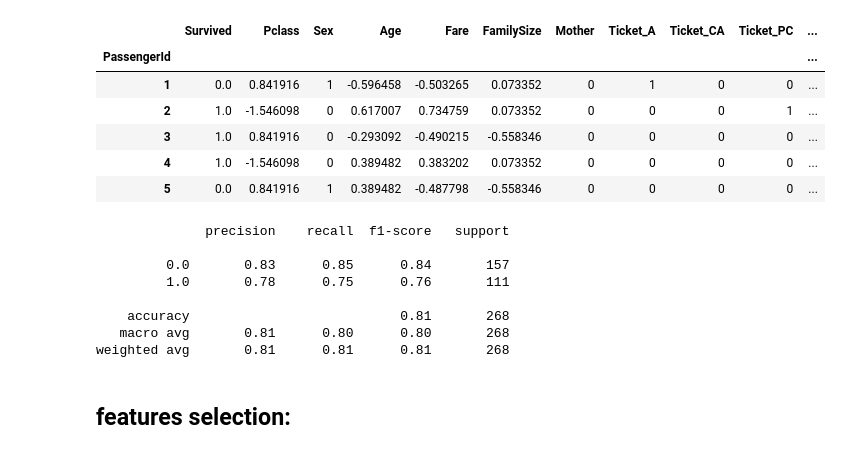
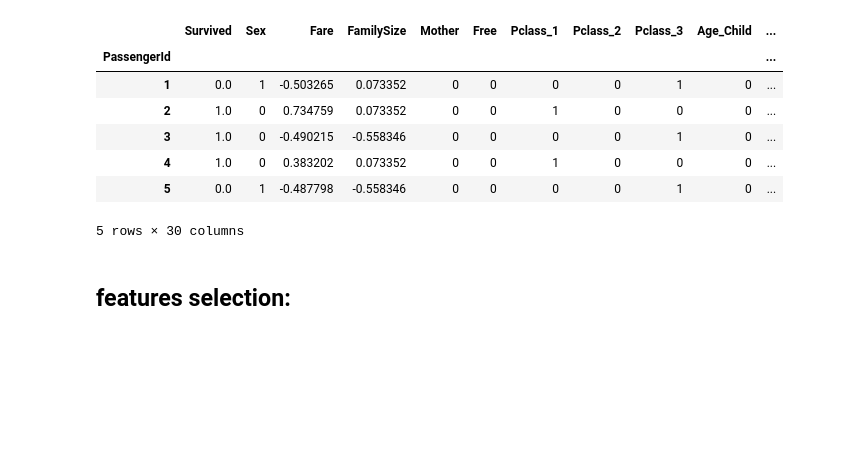
Before and after one commit to dmashchenko/titanic, a Jupyter notebook: titanic.ipynb, the cells around one changed output. Drawn from its saved outputs; the diff is of its cells as text; code cells hidden in the pictures; blank space fills up the shorter version.

```diff
--- a/titanic.ipynb
+++ b/titanic.ipynb
@@ -21,7 +27,10 @@ traindf = pd.read_csv('train.csv', usecols=columns).set_index('PassengerId',)
 testdf = pd.read_csv('test.csv', usecols=columns[1:]).set_index('PassengerId')
 df = pd.concat([traindf, testdf], axis=0, sort=False)
 
+df.Pclass = df.Pclass.astype('category')
+
 df.Sex.replace({'male':1, 'female':0}, inplace=True)
+
 df['FamilySize'] = df.SibSp + df.Parch + 1
 
 df['Title'] = df.Name.str.extract(' ([A-Za-z]+)\.', expand=False)
@@ -29,22 +38,23 @@ df['Title'] = df.Title.replace('Ms','Miss')
 df['Title'] = df.Title.replace('Mlle','Miss')
 df['Title'] = df.Title.replace('Mme','Mrs')
 df['Title'] = df.Title.apply(titanic_tools.replace_not_important_with_others)
-df.drop('Name',axis=1, inplace=True)
 
 df['Mother'] = np.where((df.Title=='Mrs') & (df.Parch >0), 1, 0)
-
+df['Free'] = np.where(df['Fare']==0, 1,0)
 df['Ticket'] = df.Ticket.apply(titanic_tools.extract_ticket_type)
 
 df.Age.fillna(df.Title, inplace=True)
 df.Age = df.Age.apply(titanic_tools.get_age_by_title)
-df.drop('Title',axis=1, inplace=True)
+bins = [0,12,24,45,60,df.Age.max()]
+labels = ['Child', 'Young Adult', 'Adult','Older Adult','Senior']
+df.Age = pd.cut(df["Age"], bins, labels = labels)
 
 df.Fare.fillna(13,inplace=True)
 df.Embarked.fillna('S',inplace=True)
 
+df.drop(['SibSp','Parch','Name'],axis=1, inplace=True)
+
 df = pd.get_dummies(df)
-
-df.drop(['Embarked_Q','Parch', 'SibSp', 'Ticket_NO', 'Ticket_OTHER_TICKET'],axis=1, inplace=True)
 # %%
 df.head(10)
 # %% [output]
@@ -63,11 +94,12 @@ df.head(10)
 # %%
-df[['Pclass','FamilySize','Fare', 'Age']] = StandardScaler().fit_transform(df[['Pclass','FamilySize','Fare','Age']])
+df[['Fare', 'FamilySize']] = StandardScaler().fit_transform(df[['Fare', 'FamilySize']])
 df.head(5)
 # %% [output]
-|  | Survived | Pclass | Sex | Age | Fare | FamilySize | Mother | Ticket_A | Ticket_CA | Ticket_PC | ... |
+|  | Survived | Sex | Fare | FamilySize | Mother | Free | Pclass_1 | Pclass_2 | Pclass_3 | Age_Child | ... |
 | PassengerId |  |  |  |  |  |  |  |  |  |  | ... |
-| 1 | 0.0 | 0.841916 | 1 | -0.596458 | -0.503265 | 0.073352 | 0 | 1 | 0 | 0 | ... |
-| 2 | 1.0 | -1.546098 | 0 | 0.617007 | 0.734759 | 0.073352 | 0 | 0 | 0 | 1 | ... |
-| 3 | 1.0 | 0.841916 | 0 | -0.293092 | -0.490215 | -0.558346 | 0 | 0 | 0 | 0 | ... |
-| 4 | 1.0 | -1.546098 | 0 | 0.389482 | 0.383202 | 0.073352 | 0 | 0 | 0 | 0 | ... |
-| 5 | 0.0 | 0.841916 | 1 | 0.389482 | -0.487798 | -0.558346 | 0 | 0 | 0 | 0 | ... |
+| 1 | 0.0 | 1 | -0.503265 | 0.073352 | 0 | 0 | 0 | 0 | 1 | 0 | ... |
+| 2 | 1.0 | 0 | 0.734759 | 0.073352 | 0 | 0 | 1 | 0 | 0 | 0 | ... |
+| 3 | 1.0 | 0 | -0.490215 | -0.558346 | 0 | 0 | 0 | 0 | 1 | 0 | ... |
+| 4 | 1.0 | 0 | 0.383202 | 0.073352 | 0 | 0 | 1 | 0 | 0 | 0 | ... |
+| 5 | 0.0 | 1 | -0.487798 | -0.558346 | 0 | 0 | 0 | 0 | 1 | 0 | ... |
+5 rows × 30 columns
@@ -82,14 +106,2 @@ classifier.fit(X_train,y_train);
-# %%
-y_pred = classifier.predict(X_test)
-print(classification_report(y_test, y_pred))
-# %% [output]
-              precision    recall  f1-score   support
-
-         0.0       0.83      0.85      0.84       157
-         1.0       0.78      0.75      0.76       111
-
-    accuracy                           0.81       268
-   macro avg       0.81      0.80      0.80       268
-weighted avg       0.81      0.81      0.81       268
 # %% [markdown]
 ## features selection:
```
Also changed, not shown: parts of 22 cells of this notebook, 3 other files.
